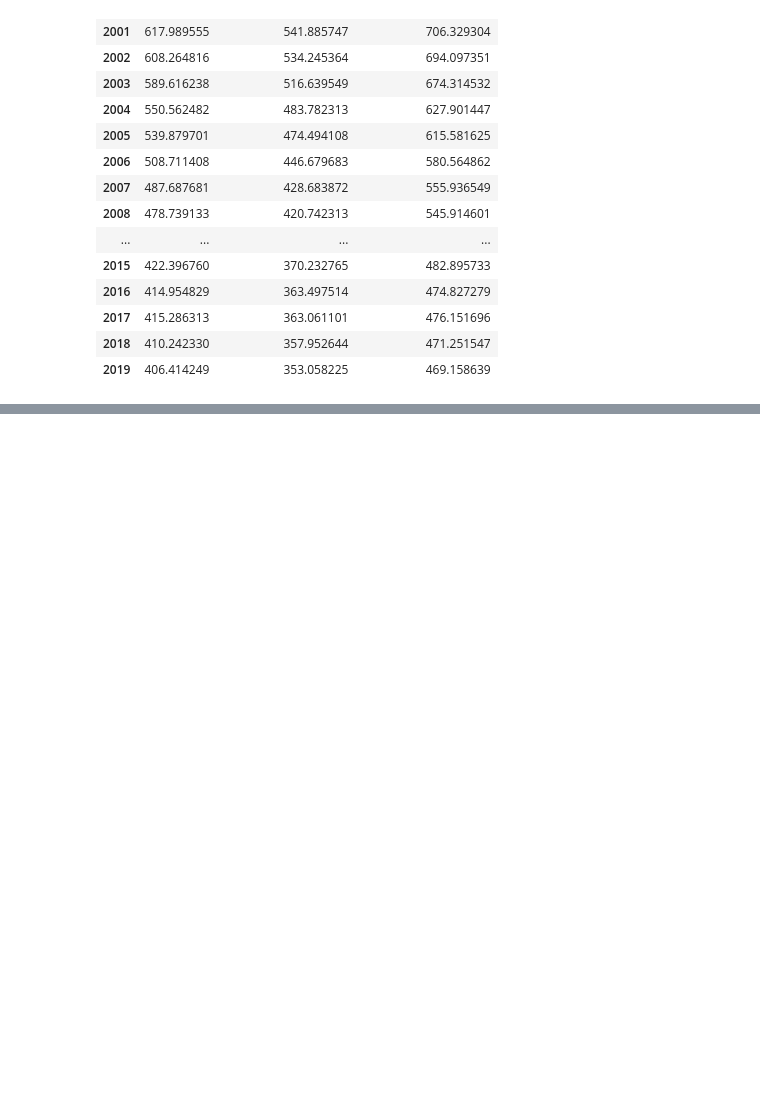
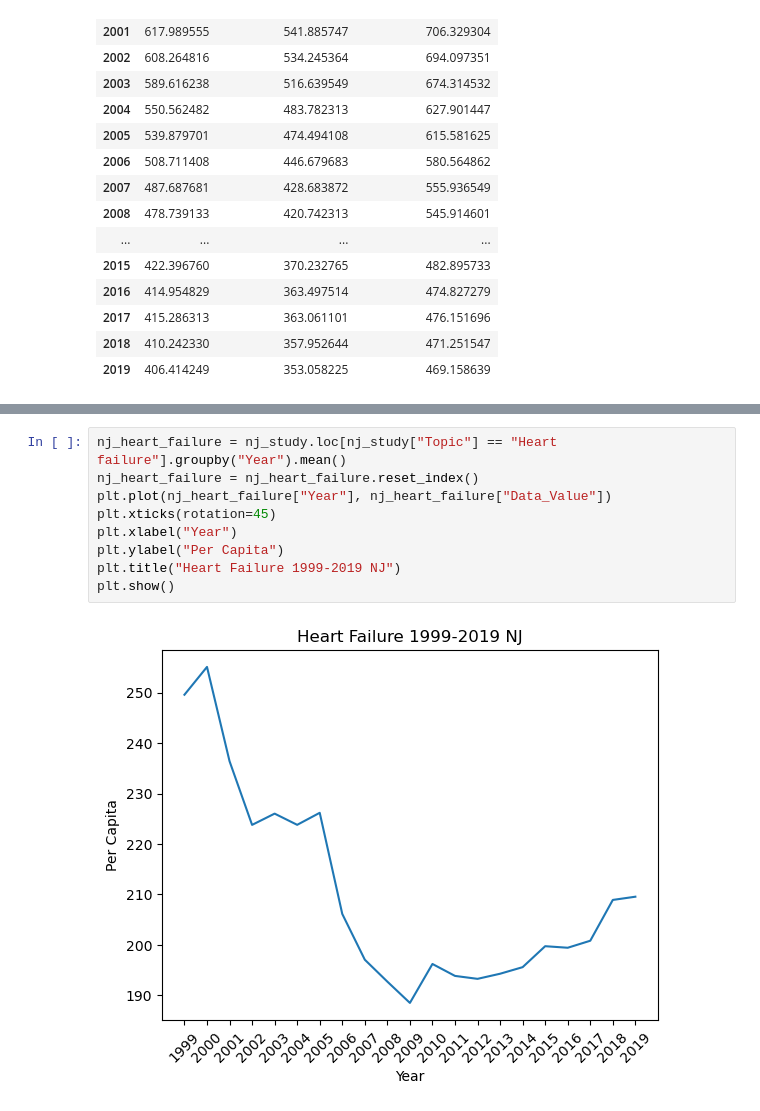
Before and after one commit to sean-guzman/Project1, a Jupyter notebook: main.ipynb, the cells around one changed output, grey strips where cells are left out. Saved outputs shown, nothing was run; the diff lists cells and outputs as text; blank space fills up the shorter version.

```diff
--- a/main.ipynb
+++ b/main.ipynb
@@ -117,0 +154,11 @@ heart_study_year
+# %%
+nj_heart_failure = nj_study.loc[nj_study["Topic"] == "Heart failure"].groupby("Year").mean()
+nj_heart_failure = nj_heart_failure.reset_index()
+plt.plot(nj_heart_failure["Year"], nj_heart_failure["Data_Value"])
+plt.xticks(rotation=45)
+plt.xlabel("Year")
+plt.ylabel("Per Capita")
+plt.title("Heart Failure 1999-2019 NJ")
+plt.show()
+# %% [output]
+[figure, added]
```
Also changed, not shown: parts of 15 cells of this notebook.
